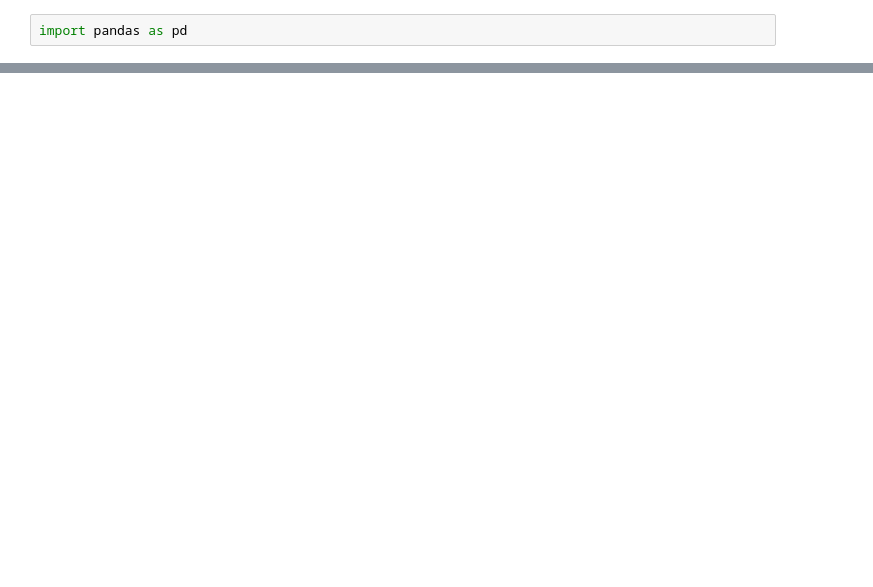
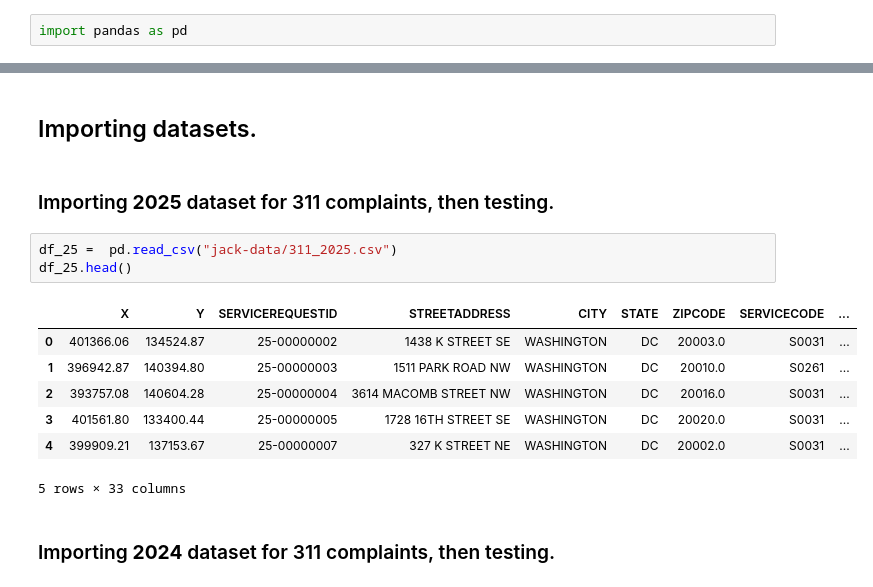
Before and after one commit to jack-walk/IRW-01, a Jupyter notebook: test.ipynb, the cells around one changed output, grey strips where cells are left out. Cells and saved outputs as stored; diff of their text form; blank space fills up the shorter version.

```diff
--- a/test.ipynb
+++ b/test.ipynb
@@ -13,0 +7,17 @@ df.head()
+# %% [markdown]
+## Importing datasets.
+# %% [markdown]
+### Importing **2025** dataset for 311 complaints, then testing.
+# %%
+df_25 =  pd.read_csv("jack-data/311_2025.csv")
+df_25.head()
+# %% [output]
+|  | X | Y | SERVICEREQUESTID | STREETADDRESS | CITY | STATE | ZIPCODE | SERVICECODE | ... |
+| 0 | 401366.06 | 134524.87 | 25-00000002 | 1438 K STREET SE | WASHINGTON | DC | 20003.0 | S0031 | ... |
+| 1 | 396942.87 | 140394.80 | 25-00000003 | 1511 PARK ROAD NW | WASHINGTON | DC | 20010.0 | S0261 | ... |
+| 2 | 393757.08 | 140604.28 | 25-00000004 | 3614 MACOMB STREET NW | WASHINGTON | DC | 20016.0 | S0031 | ... |
+| 3 | 401561.80 | 133400.44 | 25-00000005 | 1728 16TH STREET SE | WASHINGTON | DC | 20020.0 | S0031 | ... |
+| 4 | 399909.21 | 137153.67 | 25-00000007 | 327 K STREET NE | WASHINGTON | DC | 20002.0 | S0031 | ... |
+5 rows × 33 columns
+# %% [markdown]
+### Importing **2024** dataset for 311 complaints, then testing.
```
Also changed, not shown: parts of 57 cells of this notebook, 1 other file.
